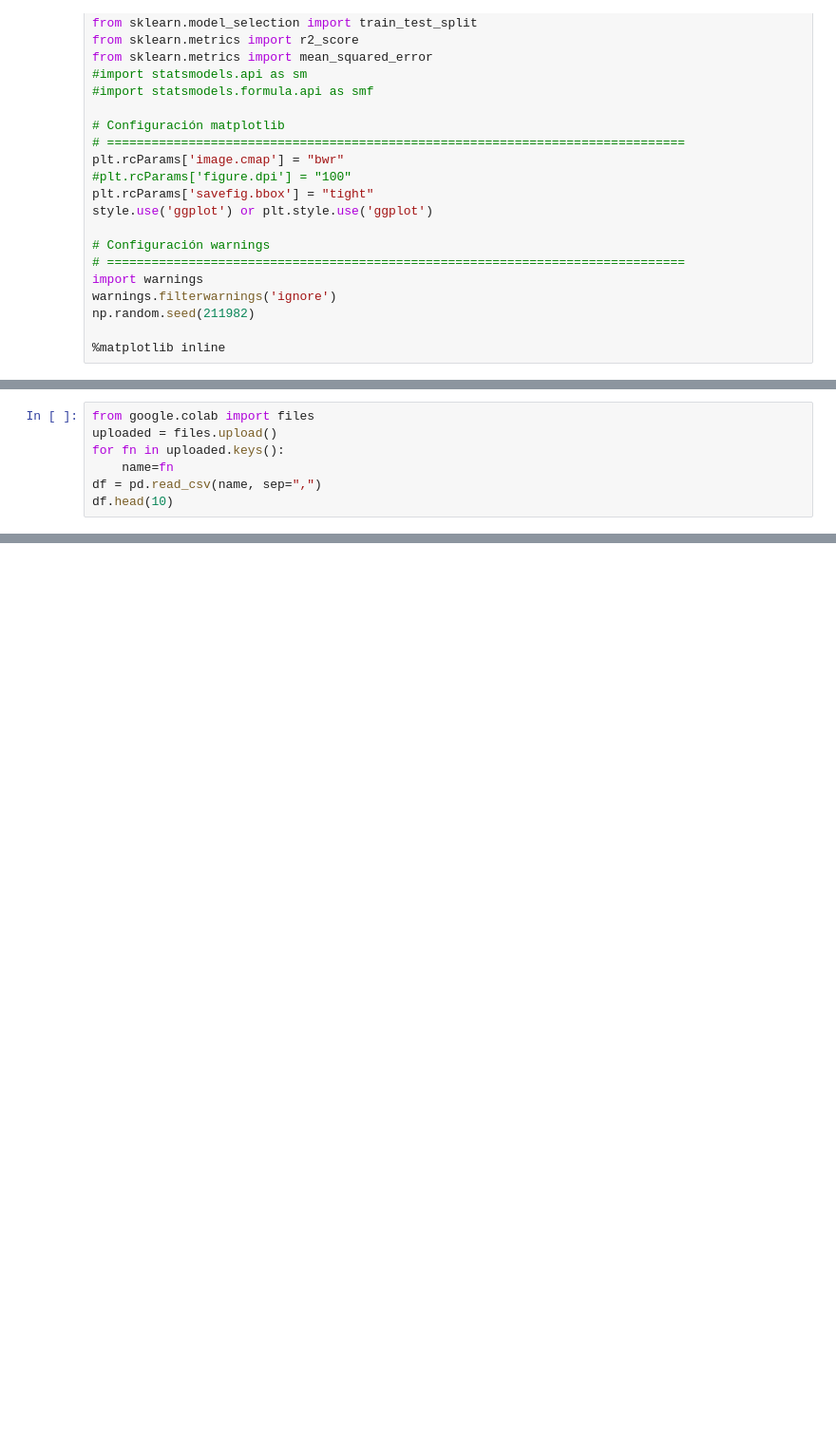
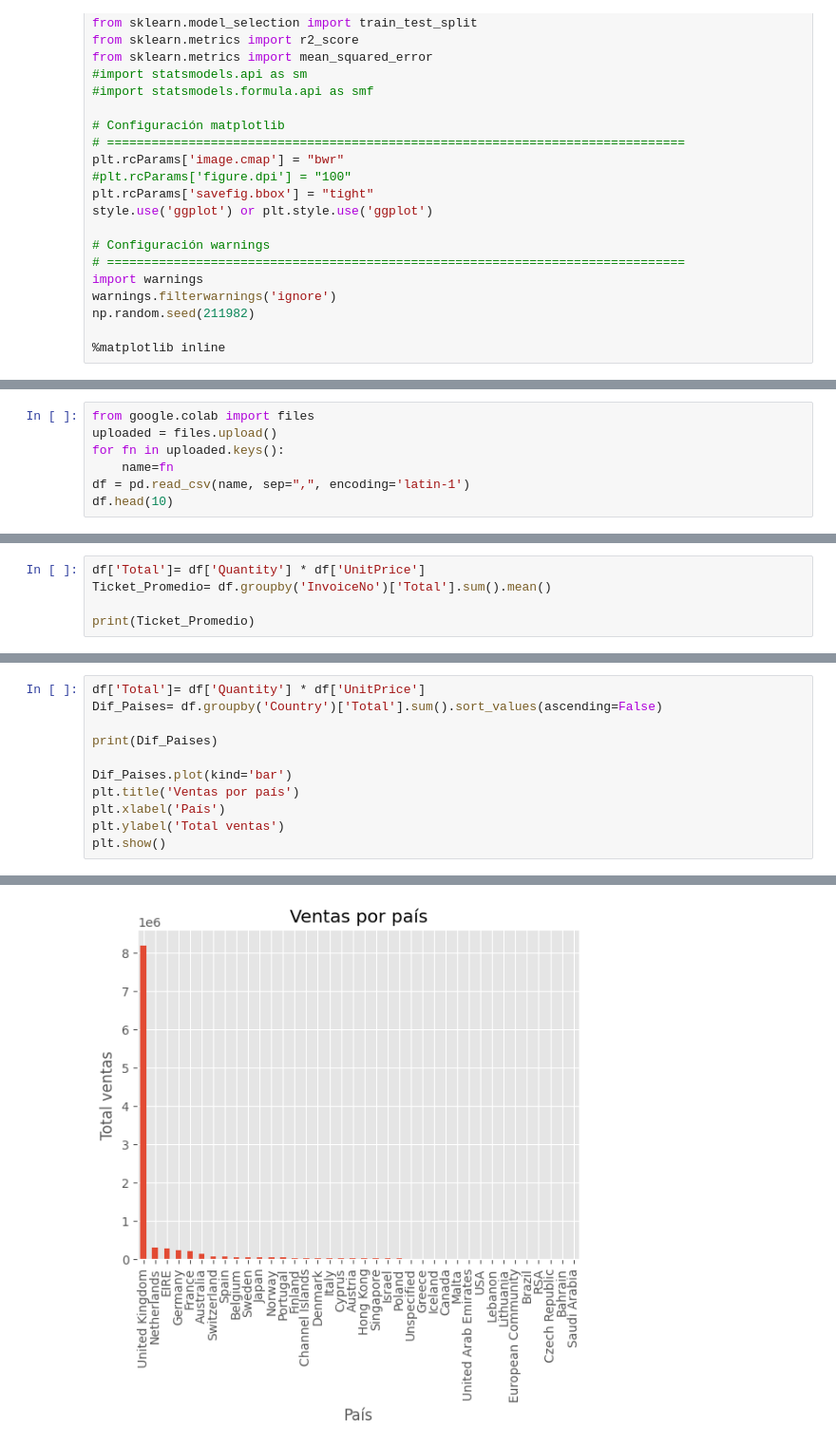
Before and after one commit to SebastianNavarro1/EDA_FundamentosML_SebastianNavarro, a Jupyter notebook: Prueba_Machine.ipynb, the cells around one changed output, grey strips where cells are left out. Shown at 95% size. Cells and saved outputs as stored; diff of their text form; blank space fills up the shorter version.

```diff
--- a/Prueba_Machine.ipynb
+++ b/Prueba_Machine.ipynb
@@ -39,5 +47,5 @@ from google.colab import files
 uploaded = files.upload()
 for fn in uploaded.keys():
     name=fn
-df = pd.read_csv(name, sep=",")
+df = pd.read_csv(name, sep=",", encoding='latin-1')
 df.head(10)
@@ -43,0 +129,5 @@ df.head(10)
+# %%
+df['Total']= df['Quantity'] * df['UnitPrice']
+Ticket_Promedio= df.groupby('InvoiceNo')['Total'].sum().mean()
+
+print(Ticket_Promedio)
@@ -43,0 +160,12 @@ df.head(10)
+# %%
+df['Total']= df['Quantity'] * df['UnitPrice']
+Dif_Paises= df.groupby('Country')['Total'].sum().sort_values(ascending=False)
+
+print(Dif_Paises)
+
+Dif_Paises.plot(kind='bar')
+plt.title('Ventas por país')
+plt.xlabel('País')
+plt.ylabel('Total ventas')
+plt.show()
+# %% [output]
@@ -43,0 +189 @@ df.head(10)
+[figure, added]
```
Also changed, not shown: parts of 15 cells of this notebook.
